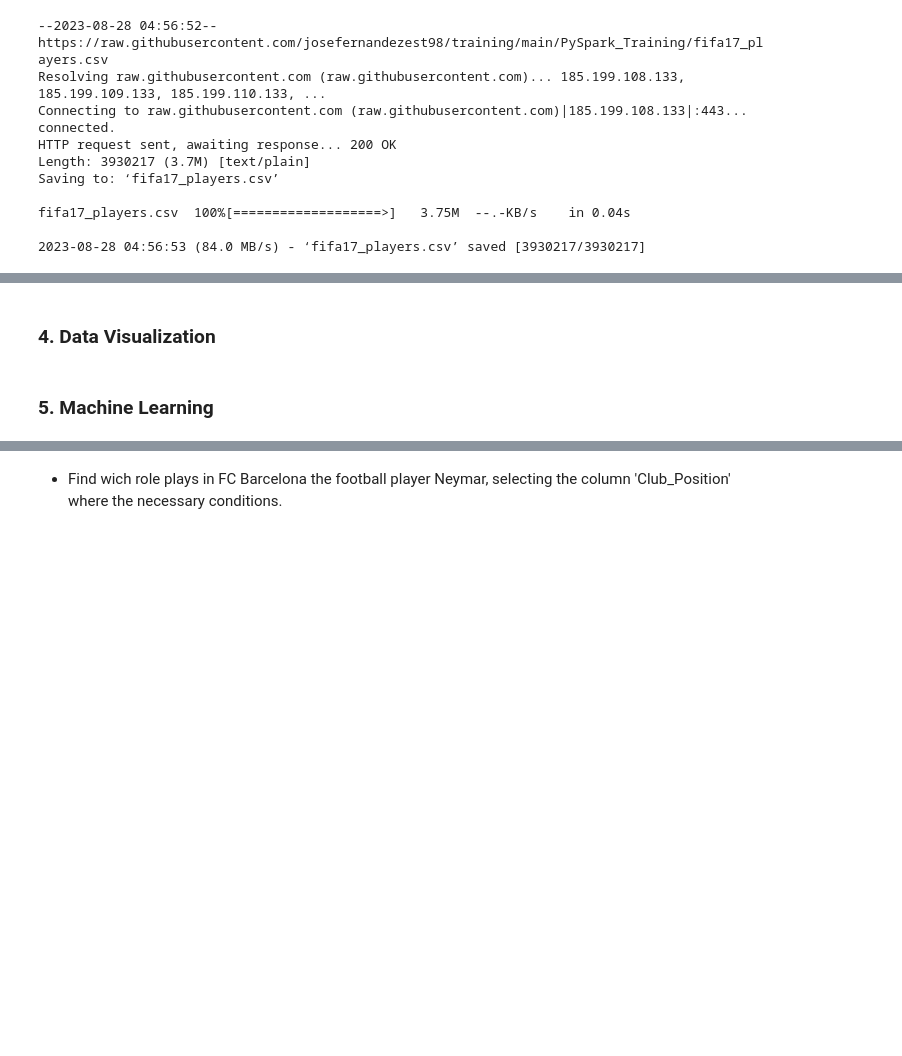
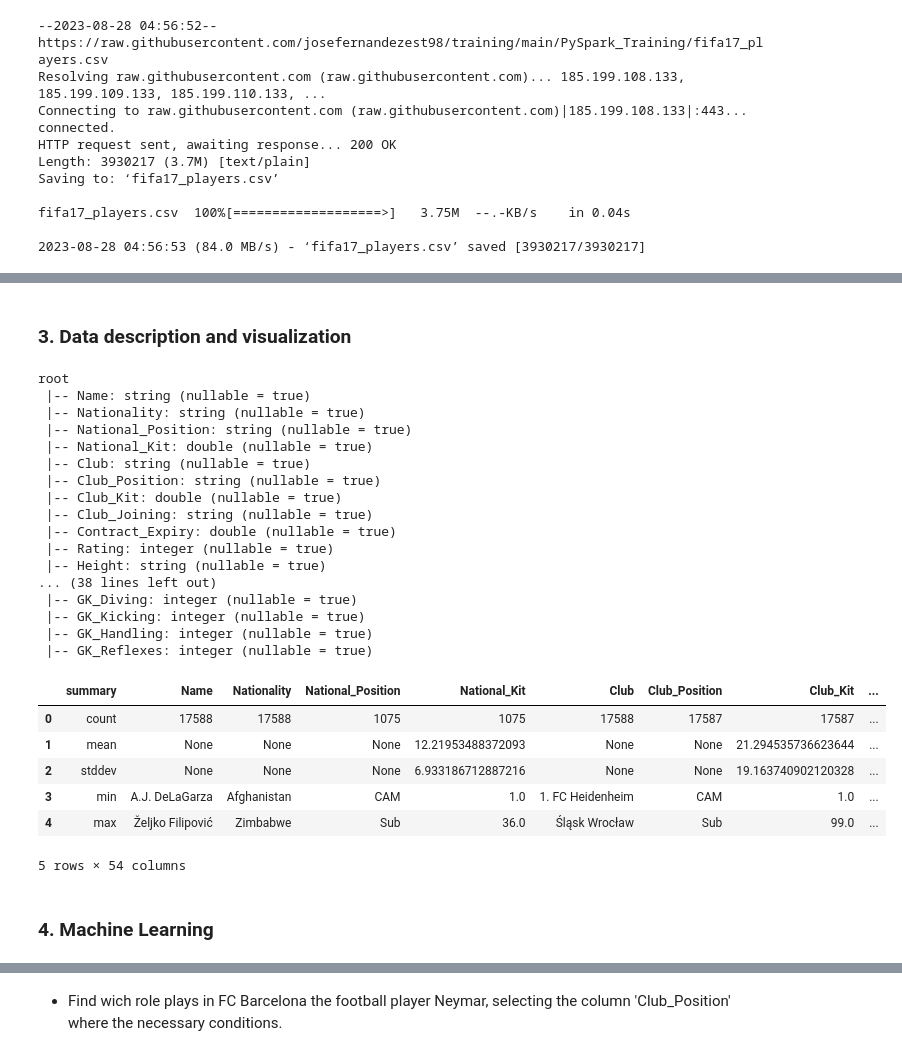
Before and after one commit to josefernandezest98/training, a Jupyter notebook: PySpark_Training/pyspark_training_notebook.ipynb, the cells around one changed output, grey strips where cells are left out. Saved outputs shown, nothing was run; the diff lists cells and outputs as text; code cells hidden in the pictures; blank space fills up the shorter version.

```diff
--- a/PySpark_Training/pyspark_training_notebook.ipynb
+++ b/PySpark_Training/pyspark_training_notebook.ipynb
@@ -363,4 +362,35 @@ only showing top 10 rows
+# %% [markdown]
+### 3. Data description and visualization
+# %%
+import pandas as pd
+
+fifa_df.printSchema()
+pd.DataFrame(fifa_df.dtypes, columns = ['Column Name','Data type'])
+fifa_df.describe().toPandas()
+# %% [output]
+root
+ |-- Name: string (nullable = true)
+ |-- Nationality: string (nullable = true)
+ |-- National_Position: string (nullable = true)
+ |-- National_Kit: double (nullable = true)
+ |-- Club: string (nullable = true)
+ |-- Club_Position: string (nullable = true)
+ |-- Club_Kit: double (nullable = true)
+ |-- Club_Joining: string (nullable = true)
+ |-- Contract_Expiry: double (nullable = true)
+ |-- Rating: integer (nullable = true)
+ |-- Height: string (nullable = true)
+... (38 lines left out)
+ |-- GK_Diving: integer (nullable = true)
+ |-- GK_Kicking: integer (nullable = true)
+ |-- GK_Handling: integer (nullable = true)
+ |-- GK_Reflexes: integer (nullable = true)
+|  | summary | Name | Nationality | National_Position | National_Kit | Club | Club_Position | Club_Kit | ... |
+| 0 | count | 17588 | 17588 | 1075 | 1075 | 17588 | 17587 | 17587 | ... |
+| 1 | mean | None | None | None | 12.21953488372093 | None | None | 21.294535736623644 | ... |
+| 2 | stddev | None | None | None | 6.933186712887216 | None | None | 19.163740902120328 | ... |
+| 3 | min | A.J. DeLaGarza | Afghanistan | CAM | 1.0 | 1. FC Heidenheim | CAM | 1.0 | ... |
+| 4 | max | Željko Filipović | Zimbabwe | Sub | 36.0 | Śląsk Wrocław | Sub | 99.0 | ... |
+5 rows × 54 columns
 # %% [markdown]
-### 4. Data Visualization
+### 4. Machine Learning
-# %% [markdown]
-### 5. Machine Learning
```
Also changed, not shown: parts of 6 cells of this notebook.
